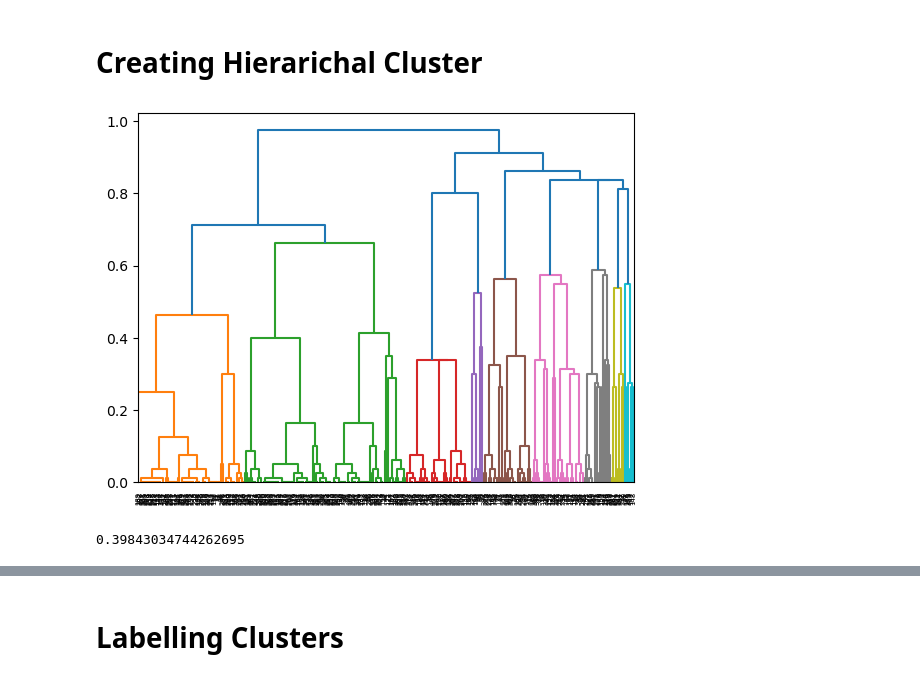
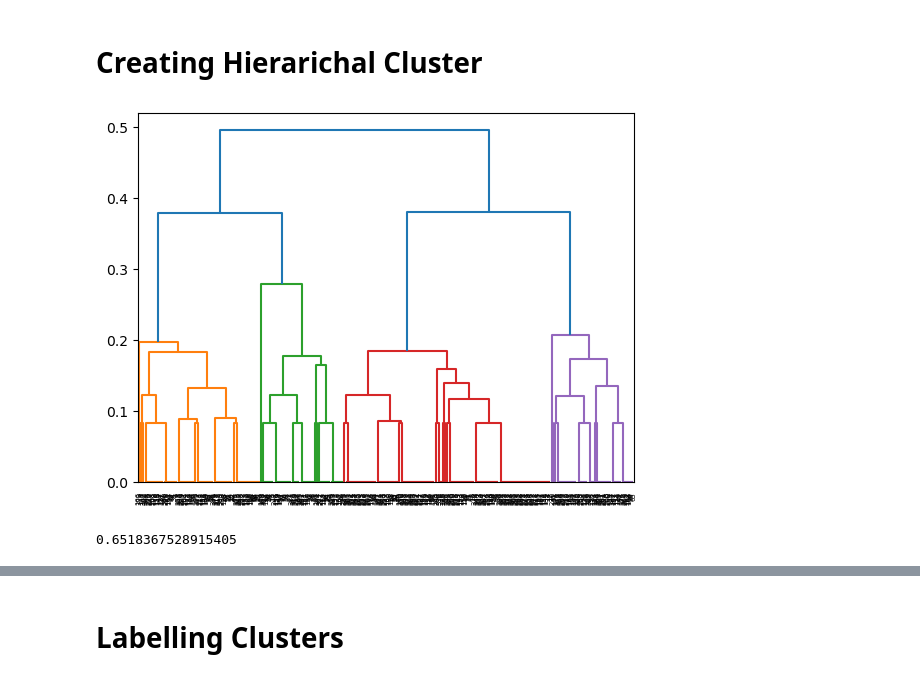
Before and after one commit to diegofonde/schmid_analysis, a Jupyter notebook: schmid_unsupervised_learning.ipynb, the cells around one changed output, grey strips where cells are left out. Drawn from its saved outputs; the diff is of its cells as text; code cells hidden in the pictures.

```diff
--- a/schmid_unsupervised_learning.ipynb
+++ b/schmid_unsupervised_learning.ipynb
@@ -81,0 +96,9 @@ Name: count, dtype: int64
+# %%
+# Renaming values for credits
+student_data['credits_bin'] = pd.cut(
+    student_data['credits'],
+    bins = [0, 11.9, 15.1, 18.1, 100],
+    labels = ['1-11', '12-15', '16-18', '18+']
+)
+student_data['credits_bin'] = student_data['credits_bin'].astype(str)
+print(student_data['credits_bin'].value_counts())
@@ -84,20 +114,23 @@ Name: count, dtype: int64
 # %%
 # Preprocessing
 
-commuting_order = ['0-15 mins', '16-30 mins', '31-45 mins', '46-60 mins', '> Hour']
-work_hours_order = ['0', '1-10', '11-20', '21-30', '31-40']
+credits_order = ['1-11', '12-15', '16-18', '18+']
 labs_order = ['0', '1', '2', '3 or more']
 
-labels = ['commuting_minutes', 'work_hours', 'labs']
+one_hot_labels = ['commuting_group', 'work_group']
+ordinal_labels = ['credits_bin', 'labs']
 
-for col in labels:
+for col in one_hot_labels:
+    student_data[col] = student_data[col].astype(str).str.strip()
+
+for col in ordinal_labels:
     student_data[col] = student_data[col].astype(str).str.strip()
 
 student_data.head()
 
 preprocessor = make_column_transformer(
-    (OrdinalEncoder(categories = [commuting_order, work_hours_order, labs_order]), labels),
-    (StandardScaler(), ['credits']),
+    (OneHotEncoder(sparse_output = False, dtype = int), one_hot_labels),
+    (OrdinalEncoder(categories = [credits_order, labs_order]), ordinal_labels),
     remainder = 'passthrough'
 )
 
@@ -116,25 +163,28 @@ plt.show() # Plot shows a good number of oval shaped data so
 # %% [markdown]
 # Creating PAM
 # %%
-features = ['commuting_minutes', 'work_hours', 'credits', 'labs']
+features = ['commuting_group', 'work_group', 'credits_bin', 'labs']
 
 # Calculating GOW Matrix
 
 # Manually ordering my data so that when dataset is put into gower_matrix, it will know that the data is ordinal
-ordinal_commuting_order = CategoricalDtype(categories = commuting_order, ordered = True)
-ordinal_work_hours_order = CategoricalDtype(categories = work_hours_order, ordered = True)
+ordinal_credits_order = CategoricalDtype(categories = credits_order, ordered = True)
 ordinal_lab_order = CategoricalDtype(categories = labs_order, ordered = True)
 
 # Converting column into ordinal data type except for credit variable
-student_data['commuting_minutes'] = student_data['commuting_minutes'].astype(ordinal_commuting_order)
-student_data['work_hours'] = student_data['work_hours'].astype(ordinal_work_hours_order)
+student_data['credits_bin'] = student_data['credits_bin'].astype(ordinal_credits_order)
 student_data['labs'] = student_data['labs'].astype(ordinal_lab_order)
 
+# df for gower
+gower_df = student_data[features].copy()
+gower_df['credits_bin'] = gower_df['credits_bin'].cat.codes
+gower_df['labs'] = gower_df['labs'].cat.codes
+
 # Manually inputting which variables are ordinal and which one isn't to bypass error
-is_category = [True, True, False, True]
+is_category = [True, True, False, False]
 
 # Matrix for gower to see which rows of data are most similar to each other based on the chosen variables
-gower_matrix = gower.gower_matrix(student_data[features], cat_features = is_category)
+gower_matrix = gower.gower_matrix(gower_df, cat_features = is_category)
 # %%
 # Picking best n_clusters
 
@@ -192,53 +243,53 @@ Name: count, dtype: int64
 
 hac = AgglomerativeClustering(
     metric = "precomputed",
-    linkage = "complete",
+    linkage = "average",
     distance_threshold = 0,
     n_clusters = None
 )
 
 hac_model = hac.fit(gower_matrix)
 
 # based from sklearn: https://github.com/scikit-learn/scikit-learn/blob/70cf4a676caa2d2dad2e3f6e4478d64bcb0506f7/examples/cluster/plot_hierarchical_clustering_dendrogram.py
 def plot_dendrogram(model, **kwargs):
 
     # create the counts of samples under each node
     counts = np.zeros(model.children_.shape[0])
     n_samples = len(model.labels_)
     for i, merge in enumerate(model.children_):
         current_count = 0
         for child_idx in merge:
             if child_idx < n_samples:
                 current_count += 1  # leaf node
             else:
                 current_count += counts[child_idx - n_samples]
         counts[i] = current_count
 
     linkage_matrix = np.column_stack(
         [model.children_, model.distances_, counts]
     ).astype(float)
 
     # Plot the corresponding dendrogram
     sch.dendrogram(linkage_matrix, **kwargs)
 
 plot_dendrogram(hac_model)
 # %% [output]
-[figure, old version]
+[figure, new version]
 # %%
 # Creating Hierarichal Cluster based on number of clusters suggested by dendogram
 
 hac = AgglomerativeClustering(
     metric = "precomputed",
-    linkage = "complete",
+    linkage = "average",
     distance_threshold = None,
-    n_clusters = 9
+    n_clusters = 4
 )
 
 hac_labels = hac.fit_predict(gower_matrix)
 hac_silhouette = silhouette_score(gower_matrix, hac_labels, metric = "precomputed")
 print(hac_silhouette)
 # %% [output]
-0.39843034744262695
+0.6518367528915405
 # %%
 print(pd.Series(hac_labels).value_counts())
 # %% [output]
```
Also changed, not shown: parts of 14 cells of this notebook.
